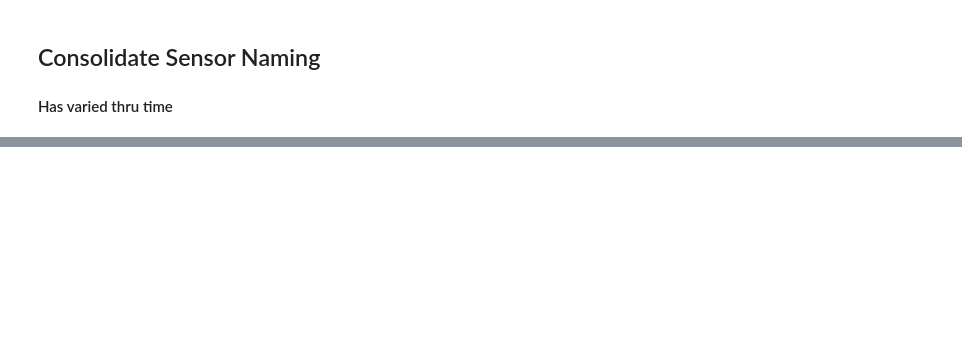
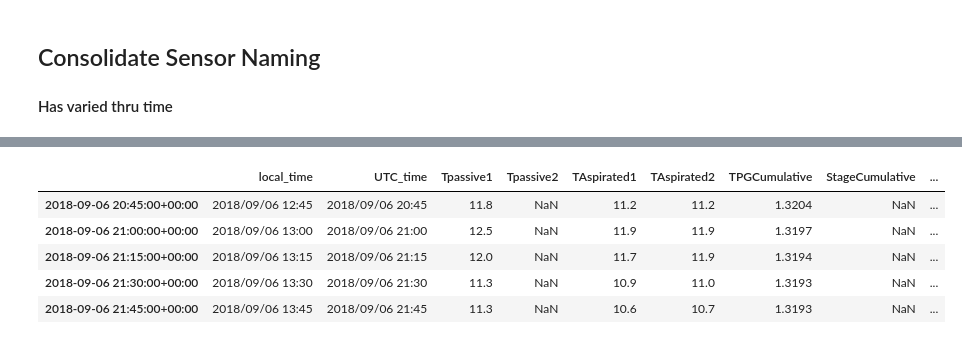
Before and after one commit to ehbaker/WXmunge, a Jupyter notebook: L0_long_logger_output.ipynb, the cells around one changed output, grey strips where cells are left out. Drawn from its saved outputs; the diff is of its cells as text; code cells hidden in the pictures; blank space fills up the shorter version.

```diff
--- a/L0_long_logger_output.ipynb
+++ b/L0_long_logger_output.ipynb
@@ -314,7 +325,5 @@ wide_dat=wide_dat.reindex(index=full_range_15_min, fill_value=pd.np.nan)
 #Set output format of time
 wide_dat['UTC_time']=wide_dat.index.tz_convert('UTC').strftime(out_date_format)#Create column for true local time (as string, not UTC - X hrs)
 wide_dat['local_time']=wide_dat.index.tz_convert(timezone).strftime(out_date_format)#Create column for true local time (as string, not UTC - X hrs)
-# %%
-wide_dat=wide_dat.reset_index(drop=True).copy() #drop index in output dataframe
 # %%
 save_dat=wide_dat
@@ -320,0 +333,6 @@ save_dat=wide_dat
+# %%
+precip_present=len(precip_columns)>0
+if precip_present:
+    if 'StageCumulative' in save_dat.columns:
+        print('adjusted legacy data')
+        save_dat['StageCumulative']=save_dat.StageCumulative*5 #legacy issue; see comment above
@@ -344,2 +368,9 @@ print('hey')
 # %%
-save_dat[['local_time', 'UTC_time'] +data_columns]
+save_dat[['local_time', 'UTC_time'] +data_columns].tail()
+# %% [output]
+|  | local_time | UTC_time | Tpassive1 | Tpassive2 | TAspirated1 | TAspirated2 | TPGCumulative | StageCumulative | ... |
+| 2018-09-06 20:45:00+00:00 | 2018/09/06 12:45 | 2018/09/06 20:45 | 11.8 | NaN | 11.2 | 11.2 | 1.3204 | NaN | ... |
+| 2018-09-06 21:00:00+00:00 | 2018/09/06 13:00 | 2018/09/06 21:00 | 12.5 | NaN | 11.9 | 11.9 | 1.3197 | NaN | ... |
+| 2018-09-06 21:15:00+00:00 | 2018/09/06 13:15 | 2018/09/06 21:15 | 12.0 | NaN | 11.7 | 11.9 | 1.3194 | NaN | ... |
+| 2018-09-06 21:30:00+00:00 | 2018/09/06 13:30 | 2018/09/06 21:30 | 11.3 | NaN | 10.9 | 11.0 | 1.3193 | NaN | ... |
+| 2018-09-06 21:45:00+00:00 | 2018/09/06 13:45 | 2018/09/06 21:45 | 11.3 | NaN | 10.6 | 10.7 | 1.3193 | NaN | ... |
```
Also changed, not shown: parts of 25 cells of this notebook, 4 other files.
